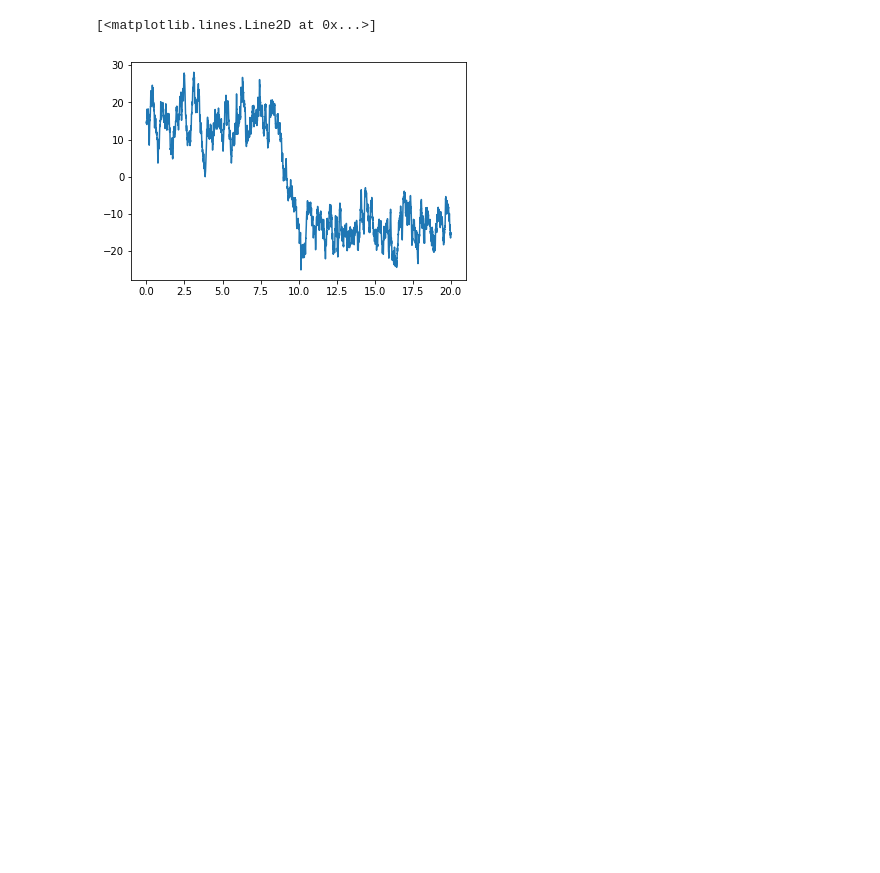
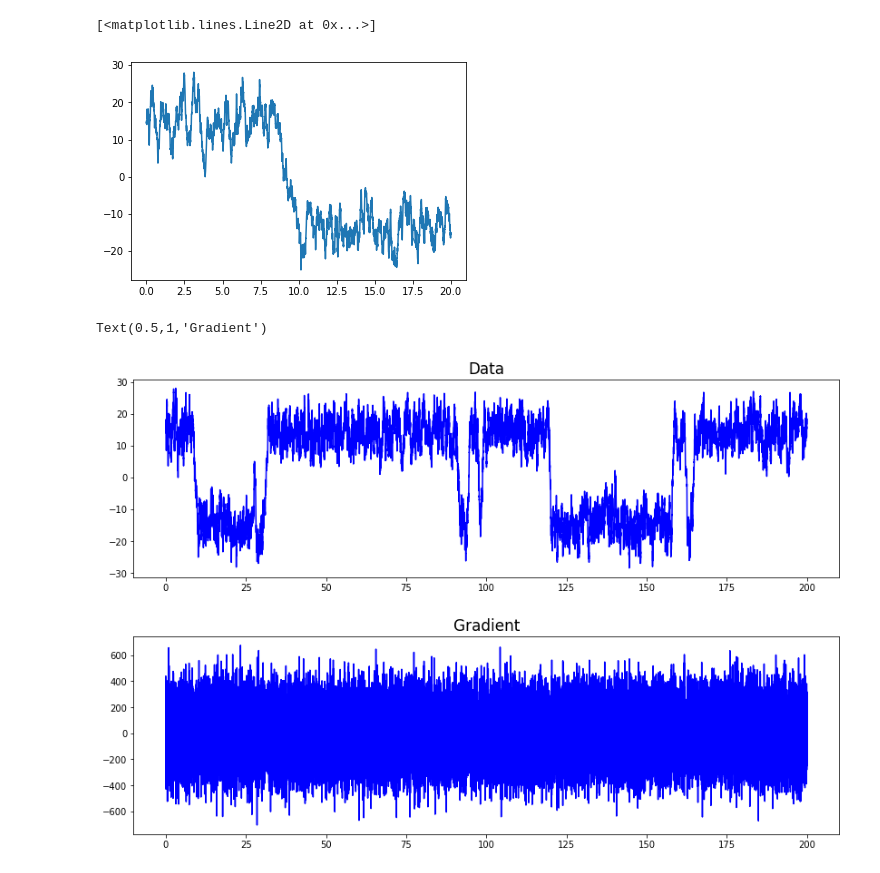
Before and after one commit to williamjsdavis/geodynamo_ULI, a Jupyter notebook: reversing-dynamo.ipynb, the cells around one changed output. Drawn from its saved outputs; the diff is of its cells as text; code cells hidden in the pictures; blank space fills up the shorter version.

Commit message:
Processing reversing data

```diff
--- a/reversing-dynamo.ipynb
+++ b/reversing-dynamo.ipynb
@@ -35,3 +35,29 @@ plt.plot(t_dipole[0:10000],x_dipole[0:10000])
 # %% [output]
 [<matplotlib.lines.Line2D at 0x...>]
 [figure]
+# %%
+i_window = range(100000)
+# %%
+fig_size = [12,8]
+params = {'axes.labelsize': 12,
+          'font.size':   14,
+          'legend.fontsize': 10,
+          'xtick.labelsize': 10,
+          'ytick.labelsize': 10,
+          'figure.figsize': fig_size,
+          }
+plt.rcParams.update(params)
+plt.clf()
+fig = plt.figure(1)
+fig.subplots_adjust(left=0.06, bottom=0.07, right=0.96, top=0.94, wspace=0.35, hspace=0.3)
+
+plt.subplot(2,1,1)
+plt.plot(t_dipole[i_window], x_dipole[i_window],color='b')
+plt.title('Data')
+
+plt.subplot(2,1,2)
+plt.plot(t_dipole[i_window], dxdt_dipole[i_window],color='b')
+plt.title('Gradient')
+# %% [output]
+Text(0.5,1,'Gradient')
+[figure, added]
```
Also changed, not shown: parts of 1 cell of this notebook.
